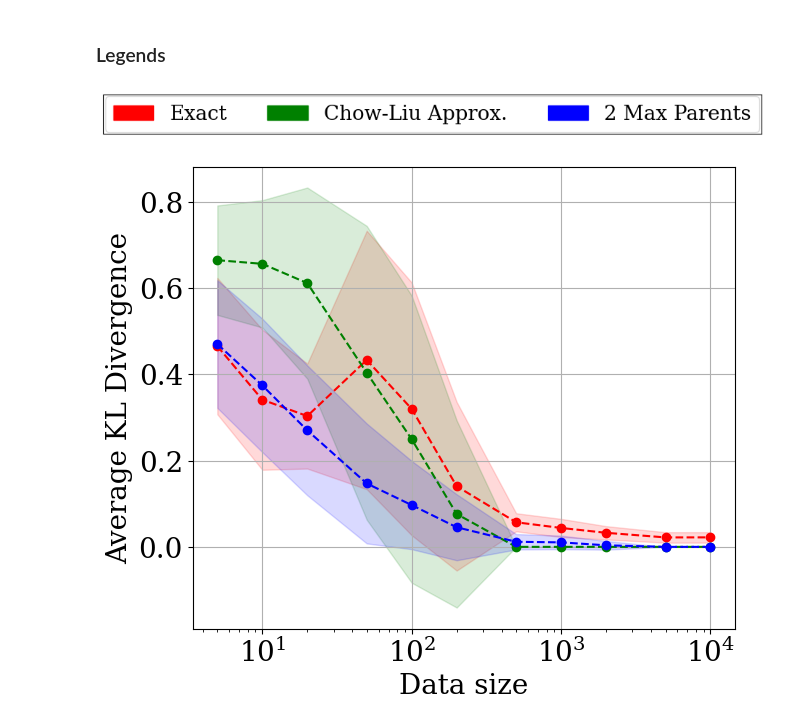
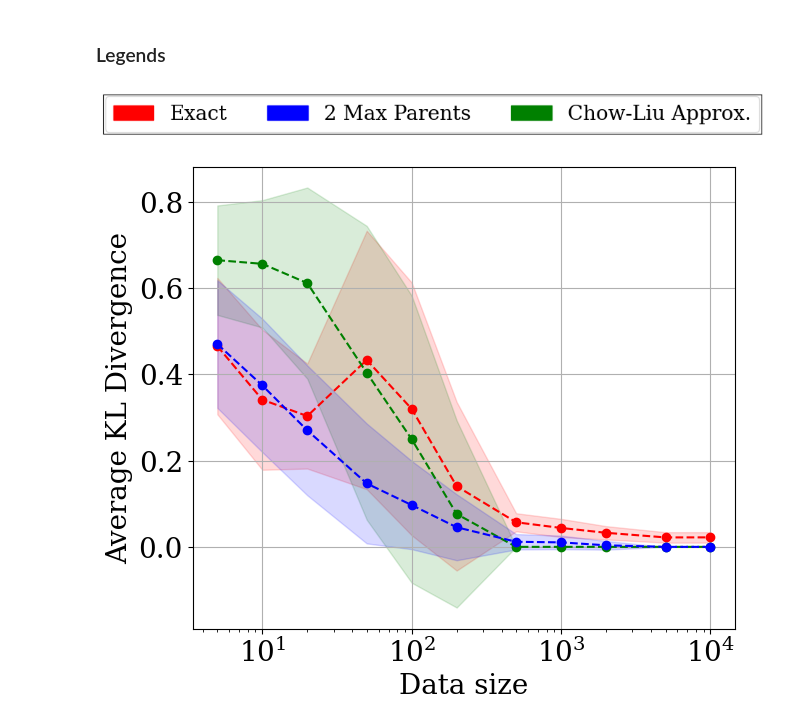
Before and after one commit to pratik2358/bayes_net_learning, a Jupyter notebook: code/alarm_example.ipynb, the cells around one changed output. Cells and saved outputs as stored; diff of their text form; code cells hidden in the pictures.

```diff
--- a/code/alarm_example.ipynb
+++ b/code/alarm_example.ipynb
@@ -41,18 +42,18 @@ visualize_BN(dependency_dict = dep_names_explicit, color = 'silver', seed = 84,
 # %%
 from matplotlib.lines import Line2D
 from matplotlib.patches import Patch
 
-colors = ['red', 'green', 'blue']
-names = ['Exact', 'Chow-Liu Approx.', '2 Max Parents']
+colors = ['red', 'blue', 'green']
+names = ['Exact', '2 Max Parents', 'Chow-Liu Approx.']
 # legend_elements = [Line2D([0], [0], color=colors[i], lw=4, label=names[i]) for i in range(len(names))]
 legend_elements = [Patch(facecolor=colors[i], edgecolor=colors[i], label=names[i]) for i in range(0,len(names))]
 fig, ax = plt.subplots(figsize=(11.7, 0.7))
 ax.tick_params(left = False, right = False , labelleft = False ,
                 labelbottom = False, bottom = False)
 ax.legend(handles=legend_elements, loc='center', ncol=6)
 plt.savefig('legends.pdf')
 # %% [output]
-[figure, old version]
+[figure, new version]
 # %%
 kl_divs = simulation_auto(variables = variables, dependency = dep, probs = probs, n = n, data_sizes = data_sizes, output = 'kl', algorithm='exact')
 accs = simulation_auto(variables = variables, dependency = dep, probs = probs, n = n, data_sizes = data_sizes, output = 'accuracy', algorithm='exact')
```
Also changed, not shown: parts of 1 cell of this notebook.
